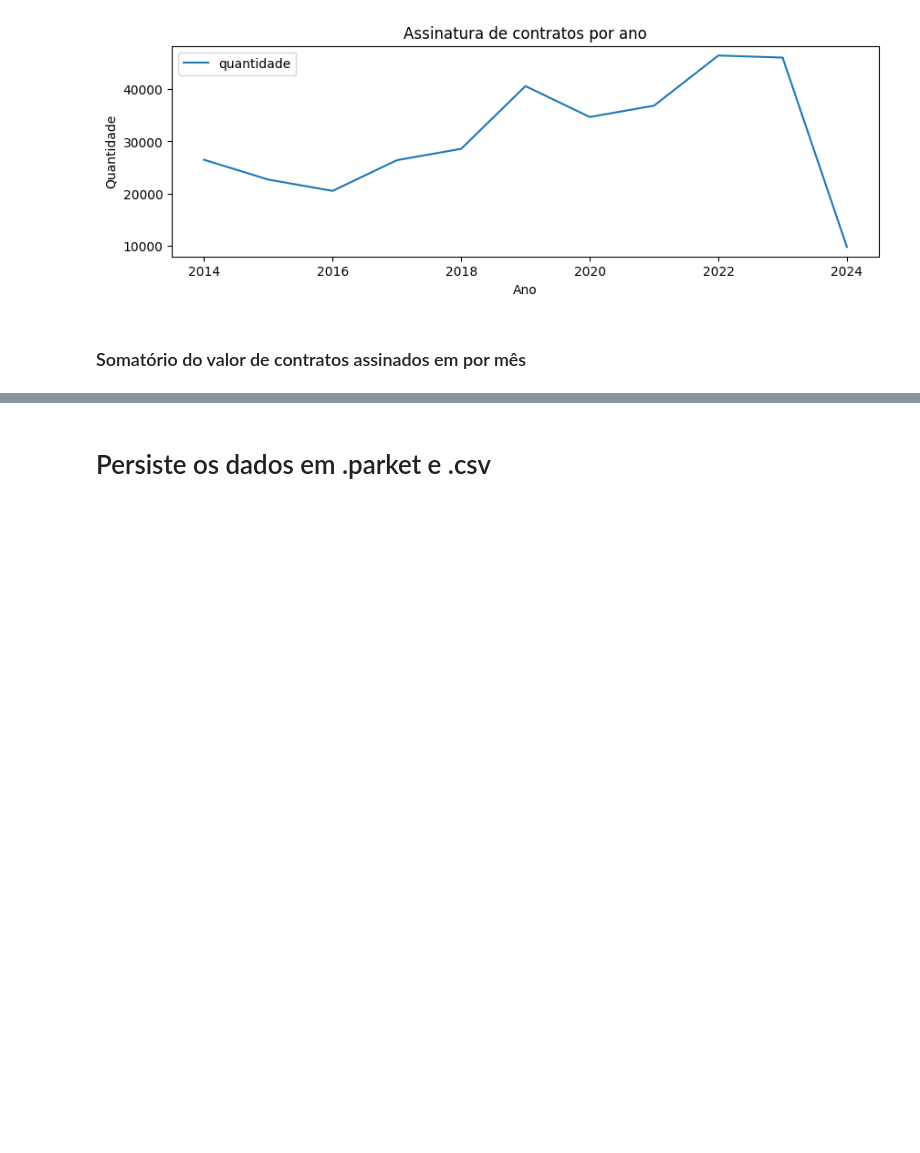
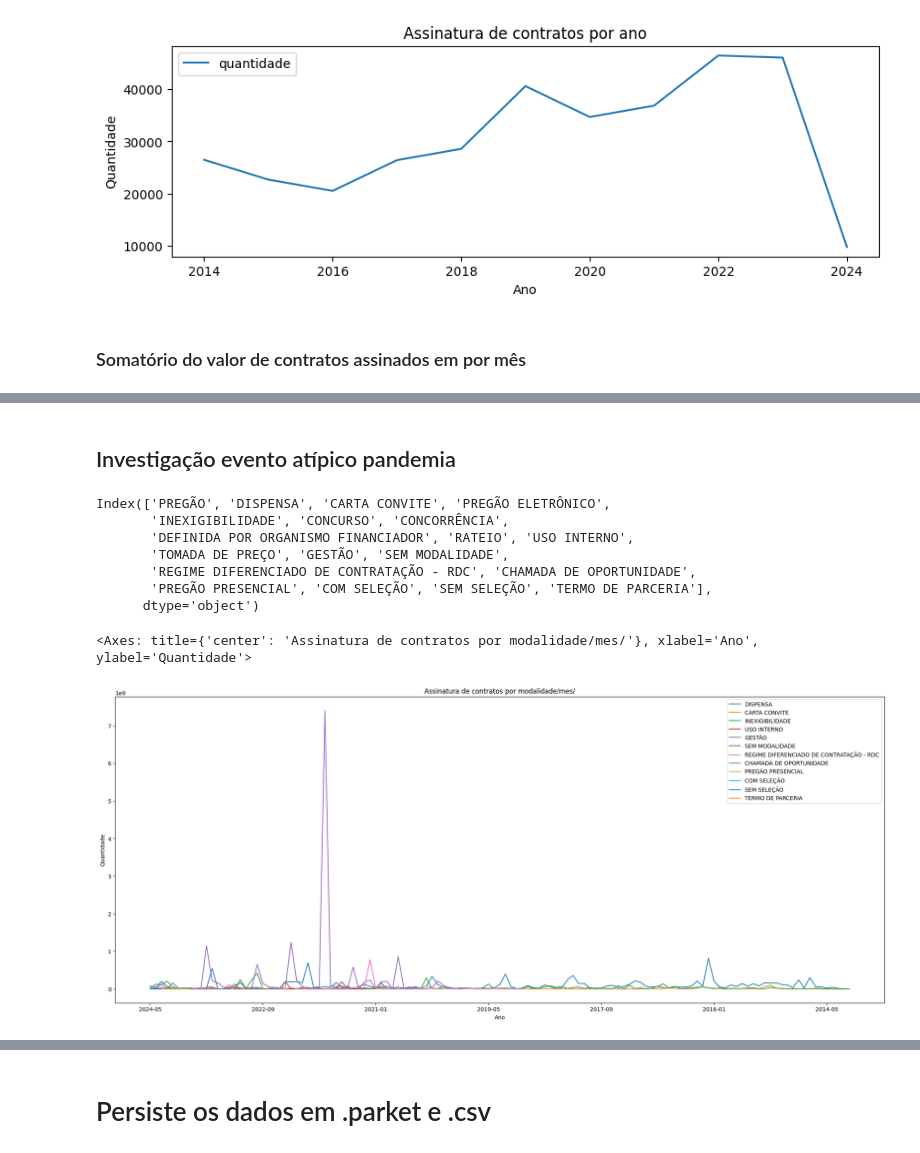
Before and after one commit to kandarpagalas/processamento-dados-api-contratos-gov-ce, a Jupyter notebook: Trabalho Processamento de dados.ipynb, the cells around one changed output, grey strips where cells are left out. Drawn from its saved outputs; the diff is of its cells as text; code cells hidden in the pictures; blank space fills up the shorter version.

```diff
--- a/Trabalho Processamento de dados.ipynb
+++ b/Trabalho Processamento de dados.ipynb
@@ -319,6 +387,8 @@ df_qtd_modalidade = df.groupby("descricao_modalidade", observed=True)["calculate
 df_qtd_modalidade = df_qtd_modalidade.reset_index(name= "quantidade")
 df_qtd_modalidade = df_qtd_modalidade.sort_values(by="quantidade", ascending=False)
 
+modalidades = df_qtd_modalidade["descricao_modalidade"].unique()
+
 df_qtd_modalidade
 # %% [output]
 |  | descricao_modalidade | quantidade |
@@ -698,0 +817,60 @@ df_assinatura_ano_mes.plot(
+# %% [markdown]
+## Investigação evento atípico pandemia
+# %%
+temp_df = df
+# temp_df["year"] = temp_df['data_assinatura'].dt.year
+temp_df["year-month"] = temp_df['data_assinatura'].dt.strftime('%Y-%m')
+
+# df_filtrado = temp_df[temp_df["year-month"].str.contains("2018")]
+df_filtrado = temp_df
+
+acumulador = {}
+
+df0 = df_filtrado.groupby(["year-month"], observed=True)["calculated_valor_pago"]\
+        .sum().reset_index(name = modalidade)\
+        .sort_values(by="year-month", ascending=False)
+
+acumulador["mes"] = df0["year-month"].unique()
+
+for modalidade in modalidades:
+    df_intermediario = df_filtrado[df_filtrado["descricao_modalidade"] == modalidade].groupby(["year-month"], observed=True)["calculated_valor_pago"]\
+        .sum().reset_index(name = modalidade)\
+        .sort_values(by="year-month", ascending=False)
+
+
+    acumulador[modalidade] = df_intermediario[modalidade]
+
+df1 = pd.DataFrame(acumulador)
+
+df1.head()
+
+labels = df1.columns
+# del labels[0]
+labels[1:]
+print(labels[1:])
+
+label_parcial = ['DISPENSA', 'CARTA CONVITE',
+       'INEXIGIBILIDADE', 'USO INTERNO', 'GESTÃO', 'SEM MODALIDADE',
+       'REGIME DIFERENCIADO DE CONTRATAÇÃO - RDC', 'CHAMADA DE OPORTUNIDADE',
+       'PREGÃO PRESENCIAL', 'COM SELEÇÃO', 'SEM SELEÇÃO', 'TERMO DE PARCERIA']
+
+
+df1.plot(
+    kind = "line",
+    x = "mes",
+    y = label_parcial,
+    figsize = (25,10),
+    title = "Assinatura de contratos por modalidade/mes/",
+    xlabel= "Ano",
+    ylabel= "Quantidade"
+)
+# %% [output]
+Index(['PREGÃO', 'DISPENSA', 'CARTA CONVITE', 'PREGÃO ELETRÔNICO',
+       'INEXIGIBILIDADE', 'CONCURSO', 'CONCORRÊNCIA',
+       'DEFINIDA POR ORGANISMO FINANCIADOR', 'RATEIO', 'USO INTERNO',
+       'TOMADA DE PREÇO', 'GESTÃO', 'SEM MODALIDADE',
+       'REGIME DIFERENCIADO DE CONTRATAÇÃO - RDC', 'CHAMADA DE OPORTUNIDADE',
+       'PREGÃO PRESENCIAL', 'COM SELEÇÃO', 'SEM SELEÇÃO', 'TERMO DE PARCERIA'],
+      dtype='object')
+<Axes: title={'center': 'Assinatura de contratos por modalidade/mes/'}, xlabel='Ano', ylabel='Quantidade'>
+[figure, added]
```
Also changed, not shown: parts of 36 cells of this notebook, 1 other file.
